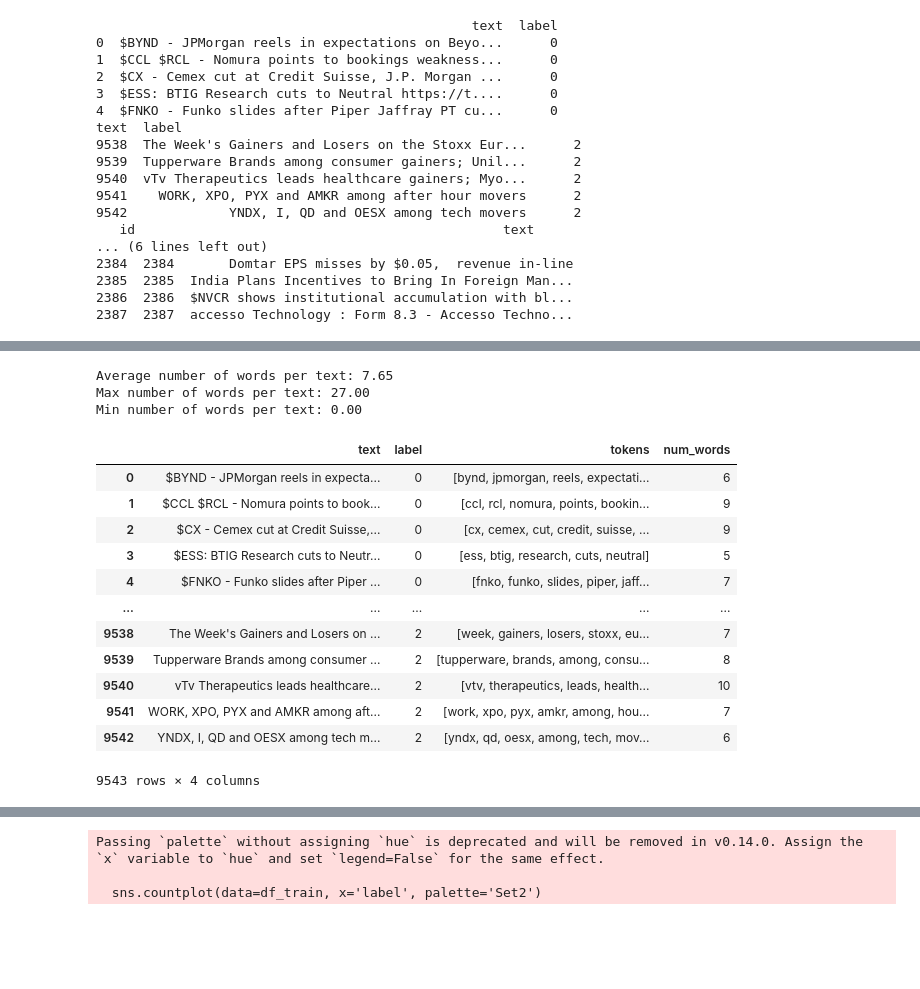
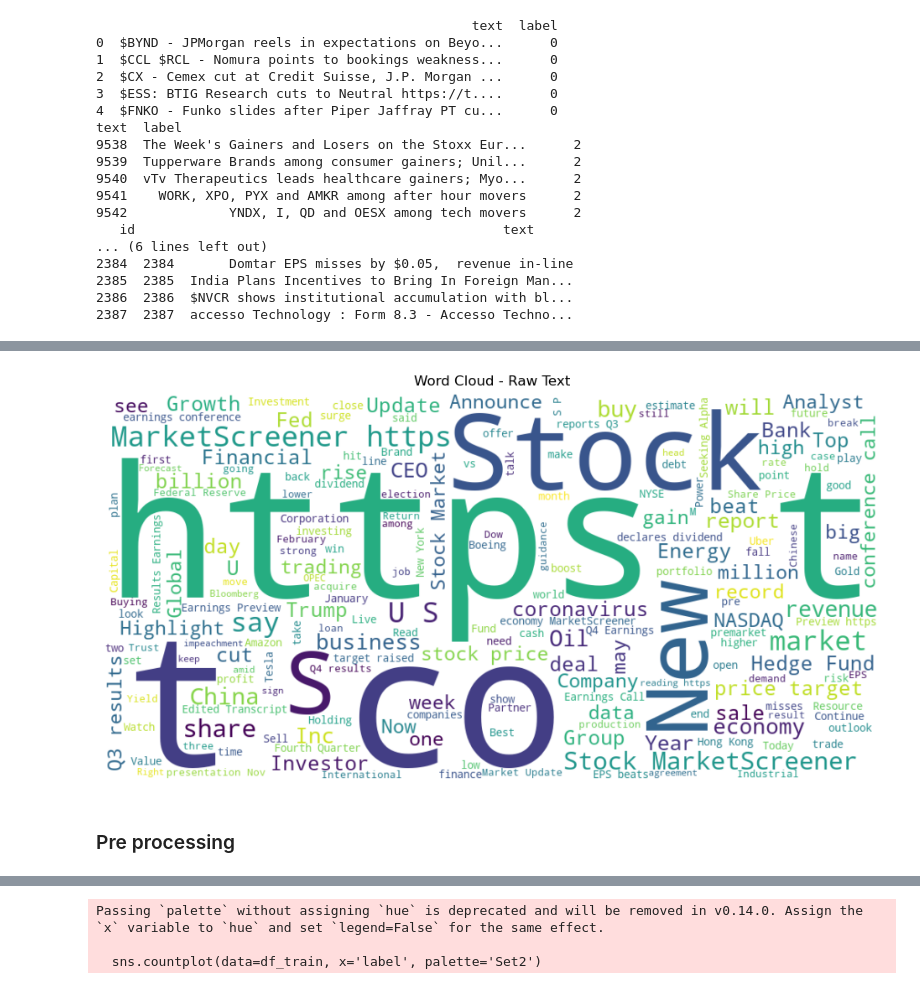
Before and after one commit to rmiranda37/text_mining_2025, a Jupyter notebook: Rafael/tm_project_rb.ipynb, the cells around one changed output, grey strips where cells are left out. Cells and saved outputs as stored; diff of their text form; code cells hidden in the pictures; blank space fills up the shorter version.

```diff
--- a/Rafael/tm_project_rb.ipynb
+++ b/Rafael/tm_project_rb.ipynb
@@ -68,0 +107,10 @@ print(df_test.head(5), df_test.tail(5))
+# %%
+# Count the number od words before processing
+df_test['num_words_before'] = df_test['text'].apply(lambda x: len(str(x).split()))
+
+# Stats
+stats_test = df_test['num_words_before'].describe()
+
+
+print("Number of words stats:")
+print(stats_test)
@@ -69,3 +143,20 @@ print(df_test.head(5), df_test.tail(5))
+# %%
+# Concat test
+raw_text_test = " ".join(str(t) for t in df_test['text'])
+
+# word cloud
+wordcloud_test = WordCloud(width=1000, height=500, background_color='white').generate(raw_text_test)
+
+
+plt.figure(figsize=(12, 6))
+plt.imshow(wordcloud_test, interpolation='bilinear')
+plt.axis('off')
+plt.title("Word Cloud - Raw Text")
+plt.show()
+# %% [output]
+[figure, added]
+# %% [markdown]
+### Pre processing
 # %%
 stop_words = set(stopwords.words('english'))
 
@@ -87,29 +178 @@ def clean_and_tokenize_nltk(text):
 df_train['tokens'] = df_train['text'].apply(clean_and_tokenize_nltk)
-# %%
-df_train['num_words'] = df_train['tokens'].apply(len)
-mean_words = df_train['num_words'].mean()
-max_words = df_train['num_words'].max()
-min_words = df_train['num_words'].min()
-print(f"Average number of words per text: {mean_words:.2f}")
-print(f"Max number of words per text: {max_words:.2f}")
-print(f"Min number of words per text: {min_words:.2f}")
-# %% [output]
-Average number of words per text: 7.65
-Max number of words per text: 27.00
-Min number of words per text: 0.00
-# %%
-df_train
-# %% [output]
-|  | text | label | tokens | num_words |
-| 0 | $BYND - JPMorgan reels in expecta... | 0 | [bynd, jpmorgan, reels, expectati... | 6 |
-| 1 | $CCL $RCL - Nomura points to book... | 0 | [ccl, rcl, nomura, points, bookin... | 9 |
-| 2 | $CX - Cemex cut at Credit Suisse,... | 0 | [cx, cemex, cut, credit, suisse, ... | 9 |
-| 3 | $ESS: BTIG Research cuts to Neutr... | 0 | [ess, btig, research, cuts, neutral] | 5 |
-| 4 | $FNKO - Funko slides after Piper ... | 0 | [fnko, funko, slides, piper, jaff... | 7 |
-| ... | ... | ... | ... | ... |
-| 9538 | The Week's Gainers and Losers on ... | 2 | [week, gainers, losers, stoxx, eu... | 7 |
-| 9539 | Tupperware Brands among consumer ... | 2 | [tupperware, brands, among, consu... | 8 |
-| 9540 | vTv Therapeutics leads healthcare... | 2 | [vtv, therapeutics, leads, health... | 10 |
-| 9541 | WORK, XPO, PYX and AMKR among aft... | 2 | [work, xpo, pyx, amkr, among, hou... | 7 |
-| 9542 | YNDX, I, QD and OESX among tech m... | 2 | [yndx, qd, oesx, among, tech, mov... | 6 |
-9543 rows × 4 columns
```
Also changed, not shown: parts of 43 cells of this notebook, 1 other file.
